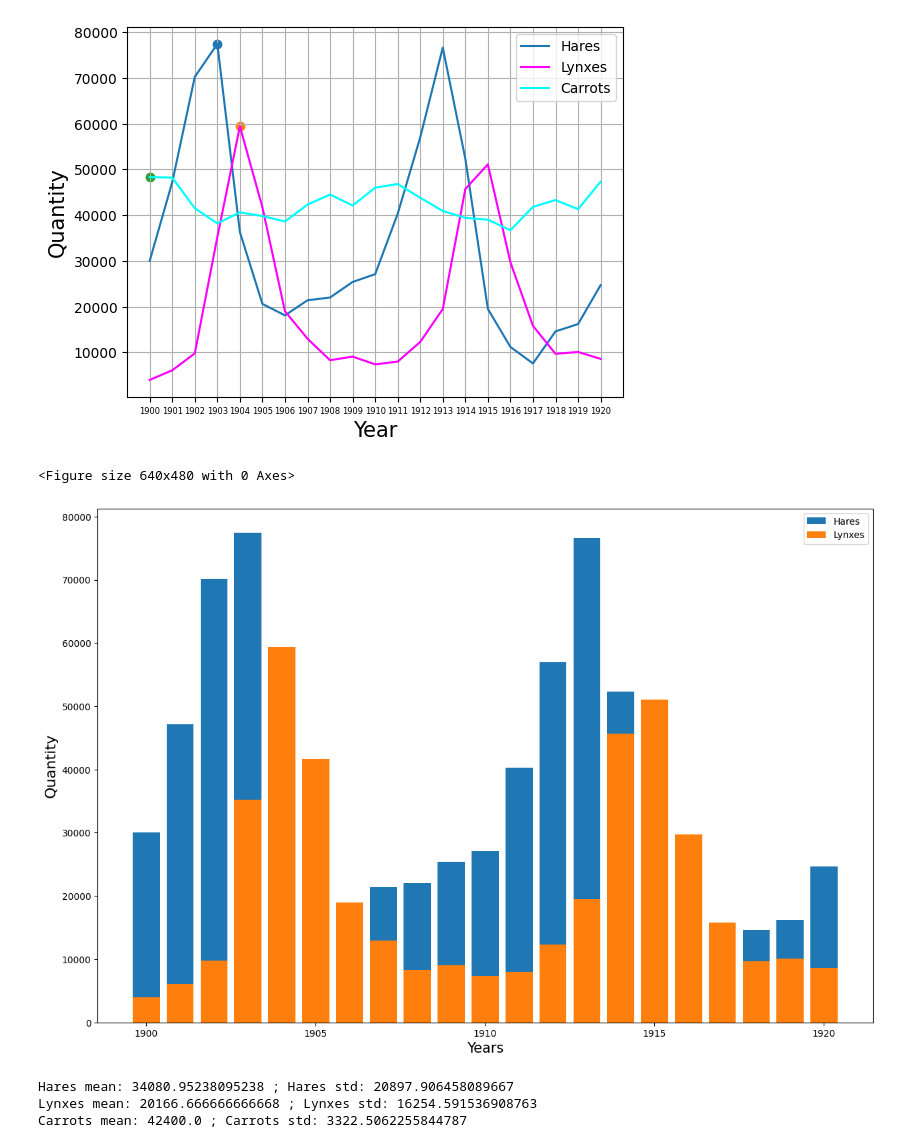
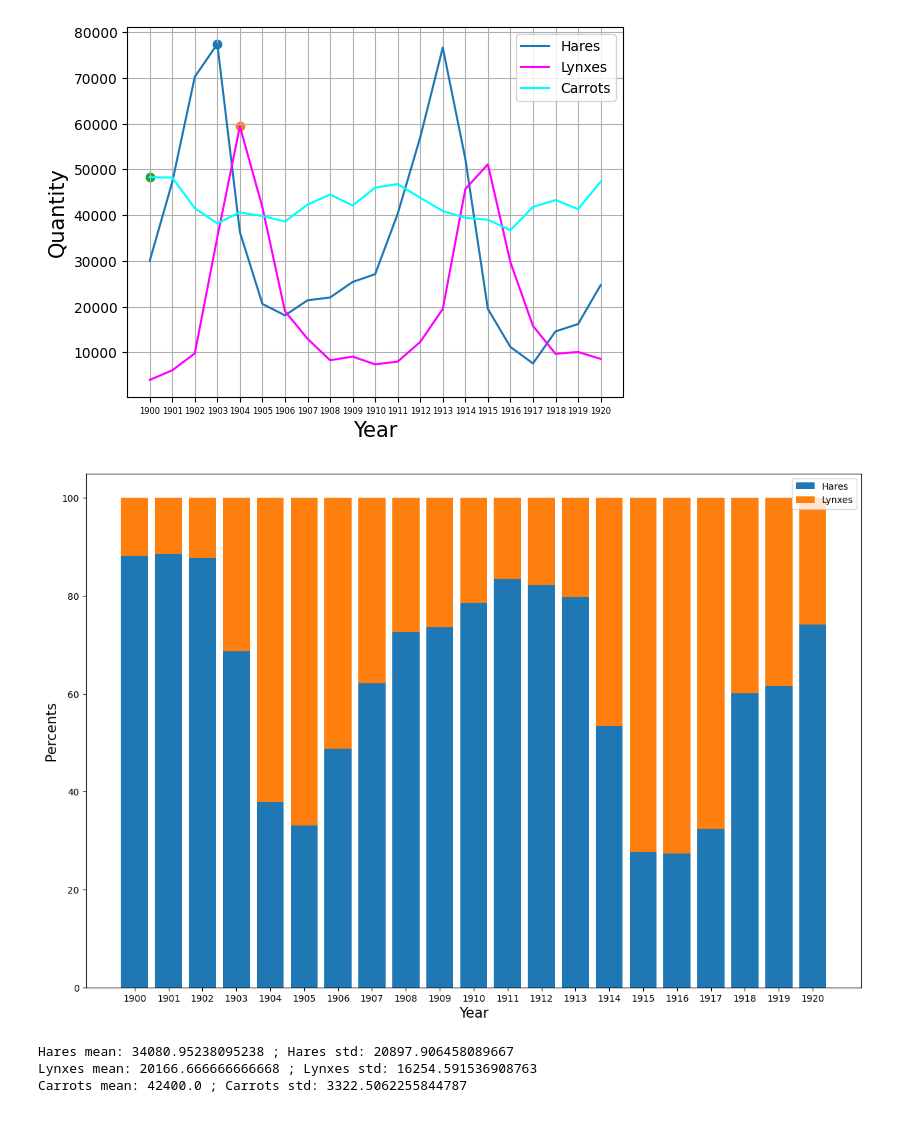
Before and after one commit to elinanizamova308/Homework-Elina, a Jupyter notebook: Hometask3.ipynb, the cells around one changed output. Drawn from its saved outputs; the diff is of its cells as text; code cells hidden in the pictures.

```diff
--- a/Hometask3.ipynb
+++ b/Hometask3.ipynb
@@ -59,17 +59,19 @@ plt.show()
 [figure]
 # %%
 #3 Assuming total population of hares and lynxes is 100%, plot stacked bar graph showing ratio of each specis for each year in the period.
-fig = plt.figure()
-fig = plt.figure(figsize = (15,10))
-plt.bar(Years, H, label = 'Hares')
-plt.bar(Years, L, label = 'Lynxes')
-plt.xlabel('Years', fontsize=15)
-plt.ylabel('Quantity', fontsize=16)
-plt.legend()
-plt.grid(False)
+
+fig, ax = plt.subplots(figsize=(15, 10))
+Hnew = H/(H+L)*100
+Lnew = L/(H+L)*100
+ax.bar(Years, Hnew,  label = 'Hares')
+ax.bar(Years, Lnew, bottom = Hnew, label='Lynxes')
+ax.set_ylabel('Percents', fontsize=15)
+ax.set_xlabel('Year', fontsize=15)
+ax.legend()
+plt.xticks(np.arange(1900, 1921, step=1))
+plt.show()
 # %% [output]
-<Figure size 640x480 with 0 Axes>
-[figure, old version]
+[figure, new version]
 # %%
 #4 Find the mean and std of the populations of each species.
 #Plot the historgam of population for each species and show mean values with vertical line.
```
Also changed, not shown: parts of 3 cells of this notebook.
